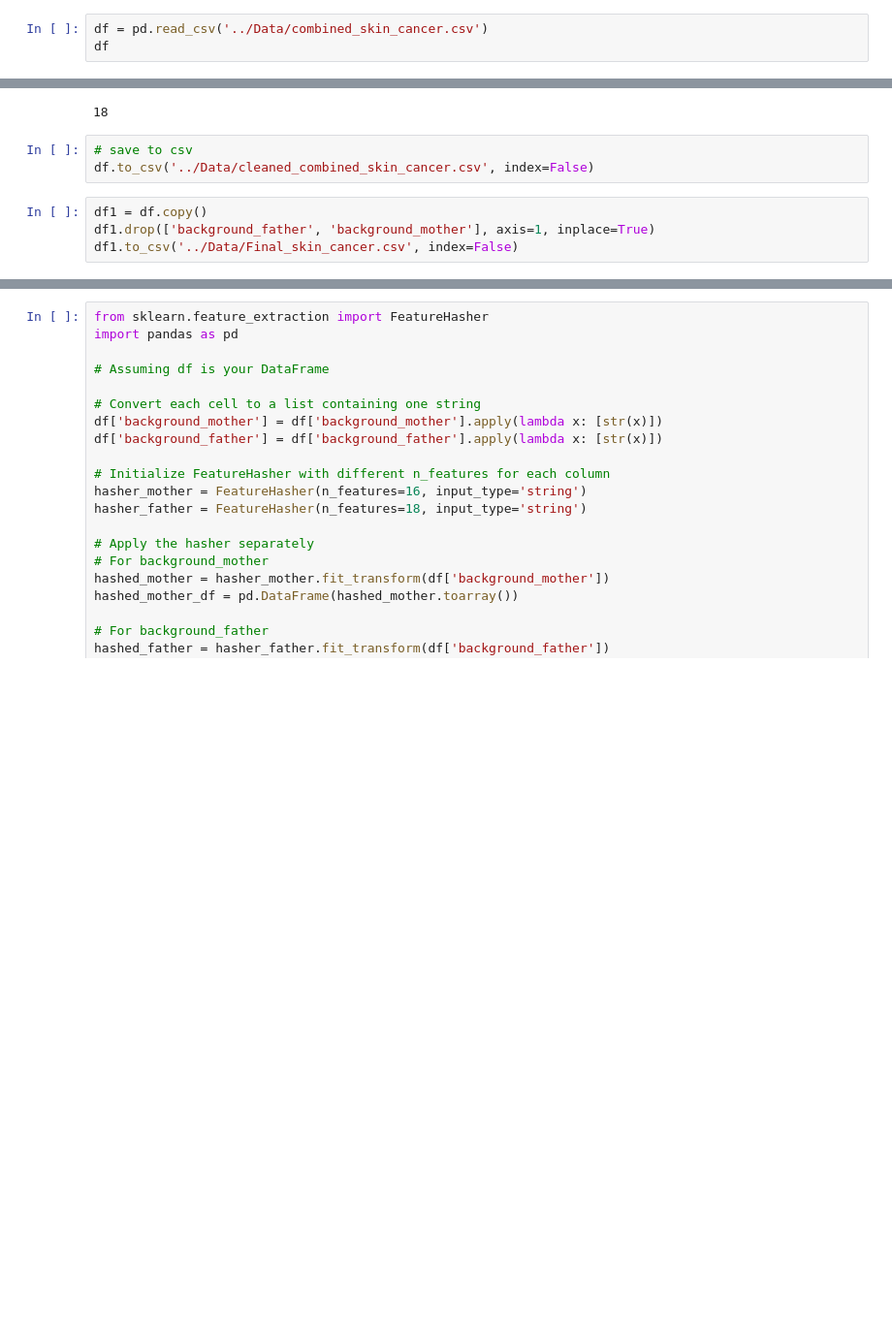
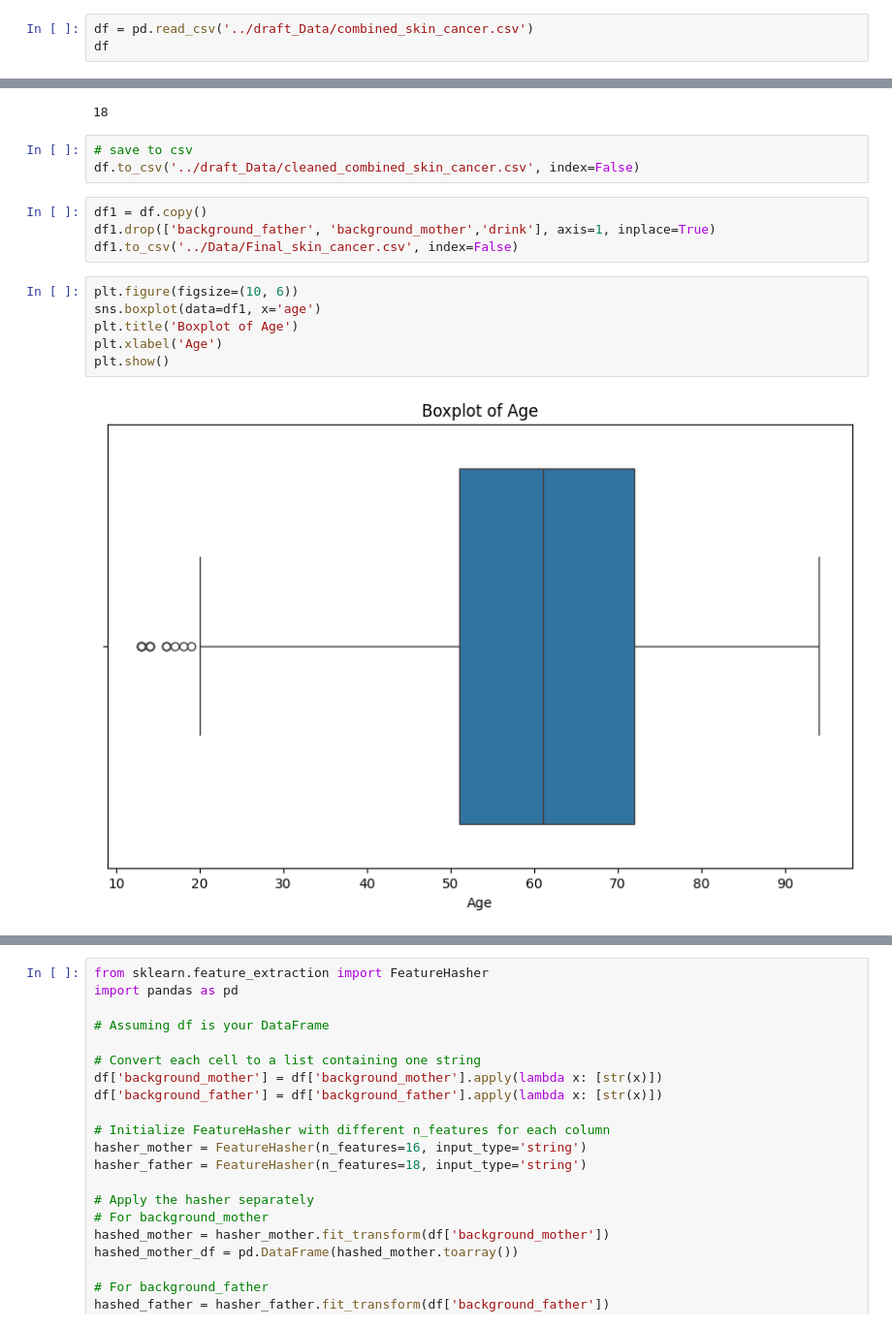
Before and after one commit to Maryamalakkas/Skin_Cancer, a Jupyter notebook: Data_preprocess/pre_ process.ipynb, the cells around one changed output, grey strips where cells are left out. Shown at 97% size. Drawn from its saved outputs; the diff is of its cells as text; blank space fills up the shorter version.

```diff
--- a/Data_preprocess/pre_ process.ipynb
+++ b/Data_preprocess/pre_ process.ipynb
@@ -249,7 +249,7 @@ combined_df
 # %% [markdown]
 # Cleaning the combined data
 # %%
-df = pd.read_csv('../Data/combined_skin_cancer.csv')
+df = pd.read_csv('../draft_Data/combined_skin_cancer.csv')
 df
 # %% [output]
 |  | smoke | drink | background_father | background_mother | age | pesticide | gender | ... |
@@ -481,8 +481,16 @@ len(df.background_father.unique())
 18
 # %%
 # save to csv
-df.to_csv('../Data/cleaned_combined_skin_cancer.csv', index=False)
+df.to_csv('../draft_Data/cleaned_combined_skin_cancer.csv', index=False)
 # %%
 df1 = df.copy()
-df1.drop(['background_father', 'background_mother'], axis=1, inplace=True)
+df1.drop(['background_father', 'background_mother','drink'], axis=1, inplace=True)
 df1.to_csv('../Data/Final_skin_cancer.csv', index=False)
+# %%
+plt.figure(figsize=(10, 6))
+sns.boxplot(data=df1, x='age')
+plt.title('Boxplot of Age')
+plt.xlabel('Age')
+plt.show()
+# %% [output]
+[figure, added]
```
Also changed, not shown: parts of 6 cells of this notebook, 13 other files.
